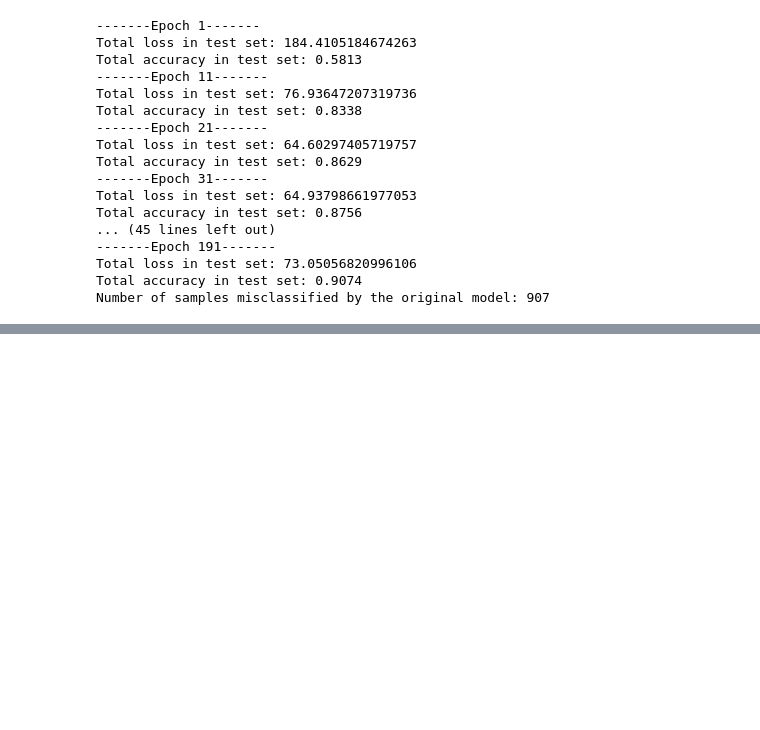
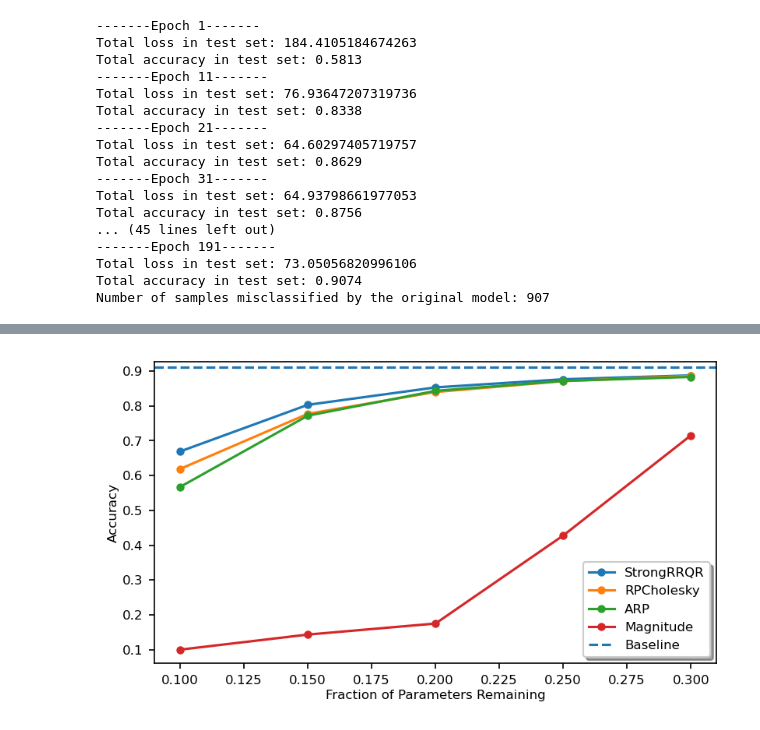
Before and after one commit to yuekai-yan/CSSP_Neural_Networks_Pruning, a Jupyter notebook: CIFAR10.ipynb, the cells around one changed output, grey strips where cells are left out. Saved outputs shown, nothing was run; the diff lists cells and outputs as text; code cells hidden in the pictures; blank space fills up the shorter version.

```diff
--- a/CIFAR10.ipynb
+++ b/CIFAR10.ipynb
@@ -383,0 +471,34 @@ Flops after pruning: 627864064 -> 564834852
+# %%
+import importlib
+import Pruning.magnitude_pruning as mp
+
+importlib.reload(mp)
+
+# Run magnitude pruning
+magnitude_accs = []
+with contextlib.redirect_stdout(io.StringIO()):
+    model_magnitude, magnitude_accs, magnitude_losses = mp.iterative_magnitude_pruning(
+    model0=copy.deepcopy(model3),
+    input_shape=(3, 32, 32),
+    rho=rho,
+    step_size=0.95,
+    test_loader=test_loader,
+    train_loader=train_loader,
+    device=device,
+    )
+
+all_accs.append(magnitude_accs)
+all_losses.append(magnitude_losses)
+
+
+# Plot pruning curves
+plot_pruning_curve(
+    base_acc,
+    rho,
+    all_accs,
+    methods,
+    "params",
+    "Accuracy"
+)
+# %% [output]
+[figure, added]
```
Also changed, not shown: parts of 16 cells of this notebook, 13 other files.
